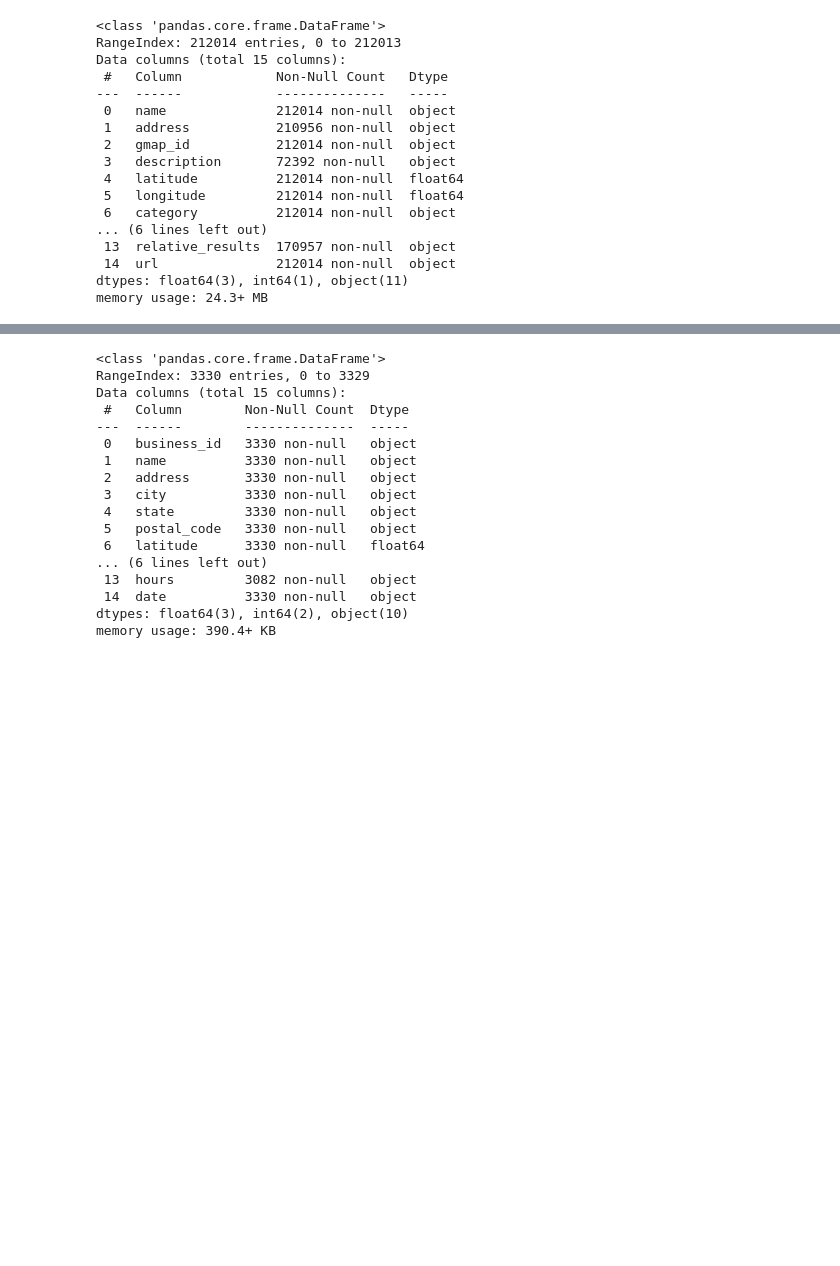
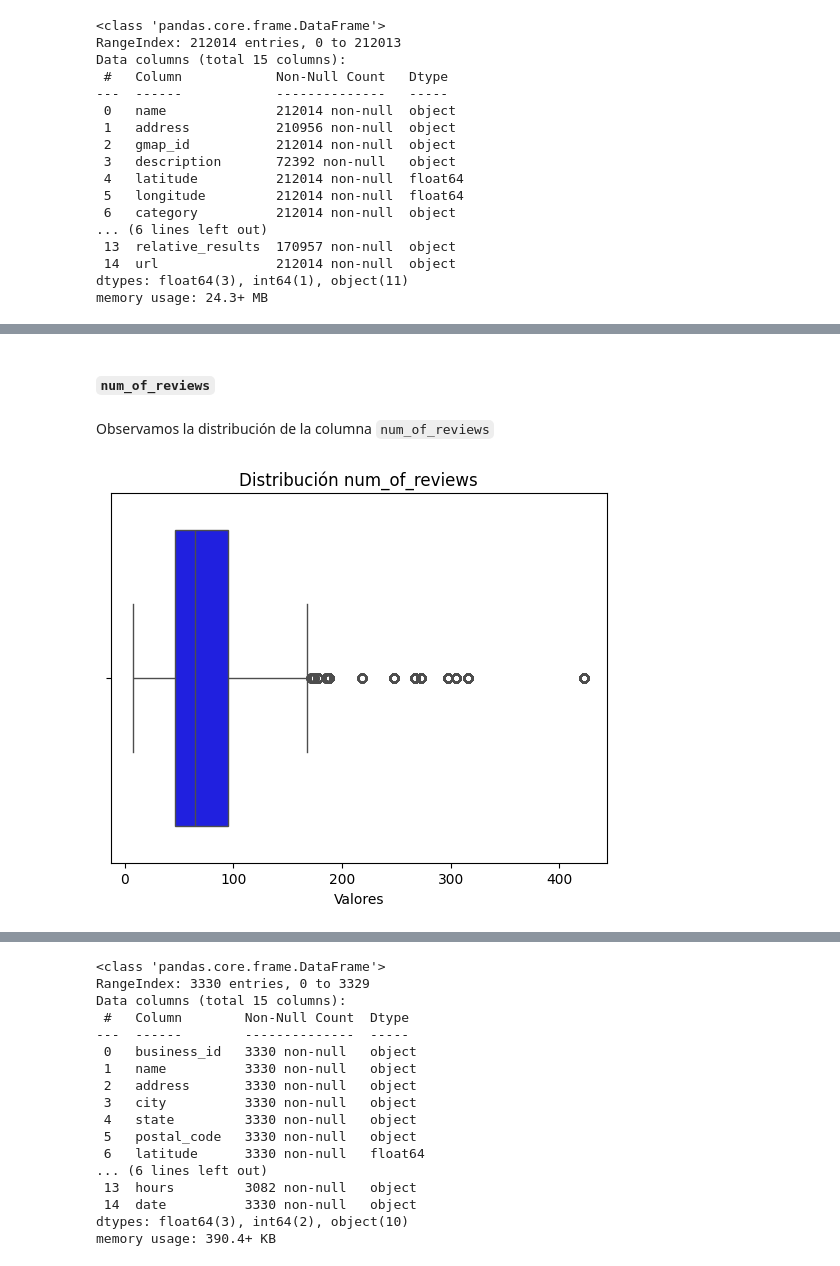
Before and after one commit to Aspirina180mg/PF_DATAPT07, a Jupyter notebook: EDA.ipynb, the cells around one changed output, grey strips where cells are left out. Saved outputs shown, nothing was run; the diff lists cells and outputs as text; code cells hidden in the pictures; blank space fills up the shorter version.

```diff
--- a/EDA.ipynb
+++ b/EDA.ipynb
@@ -62,0 +214,8 @@ memory usage: 372.4+ MB
+# %%
+diccionario_MISC = {'Accessibility': ['Wheelchair accessible entrance',
+       'Wheelchair accessible parking lot',
+       'Wheelchair accessible restroom', 'Wheelchair accessible seating'],
+       'Amenities':['Gender-neutral restroom', 'Good for kids', 'High chairs',
+       'Restroom'], 'Atmosphere': None, 'Crowd': None, 'Dining options': ['Breakfast', 'Lunch', 'Dinner', 'Catering', 'Dessert', 'Seating'],
+       'From the business': None, 'Health & safety': None, 'Health and safety': None, 'Highlights': None, 'Offerings': ['All you can eat', 'Coffee', "Kids' menu", 'Late-night food','Vegetarian options'],  'Payments': ['Cash-only', 'NFC mobile payments', 'Credit cards'], 'Planning': None, 'Popular for': None, 'Recycling': None, 'Service options': ['Takeout', 'Delivery']}
+df_maps_restaurantes.loc[df_maps_restaurantes['name'].str.lower().str.contains('donald') & df_maps_restaurantes['MISC'].isnull(), 'MISC'] = str(diccionario_MISC)
@@ -82,0 +518,3 @@ memory usage: 2.6+ MB
+# %%
+df_subway_restaurantes.loc[df_subway_restaurantes['gmap_id'] == "0x8ececf93aaa3553b:0x80d37fdf4ff72429", 'latitude'] = 43.127694
+df_subway_restaurantes.loc[df_subway_restaurantes['gmap_id'] == "0x8ececf93aaa3553b:0x80d37fdf4ff72429", 'longitude'] = -89.363469
@@ -82,0 +525,4 @@ memory usage: 2.6+ MB
+# %%
+restaurantes = df_subway_restaurantes['gmap_id'].to_list()
+df_subway_reviews = df_subway_reviews[df_subway_reviews['gmap_id'].isin(restaurantes)]
+df_subway_reviews.info()
@@ -82,0 +593,16 @@ memory usage: 2.6+ MB
+# %% [markdown]
+#### ``num_of_reviews``
+# %% [markdown]
+Observamos la distribución de la columna `num_of_reviews`
+# %%
+# Crear el gráfico de caja
+sns.boxplot(x=df_subway_reviews['num_of_reviews'], color='blue')
+
+# Añadir etiquetas y título
+plt.xlabel('Valores')
+plt.title('Distribución num_of_reviews')
+
+# Mostrar el gráfico
+plt.show()
+# %% [output]
+[figure, added]
```
Also changed, not shown: parts of 300 cells of this notebook, 8 other files.
